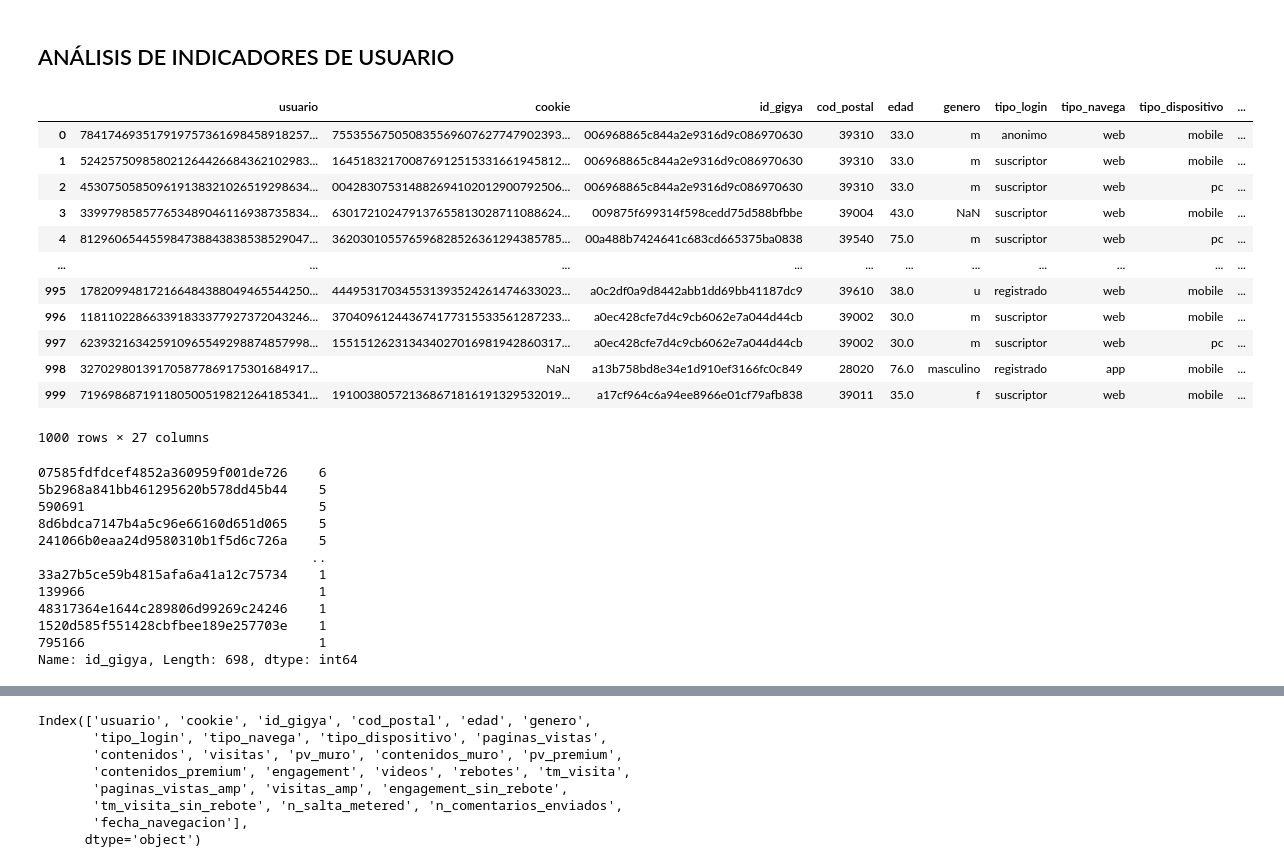
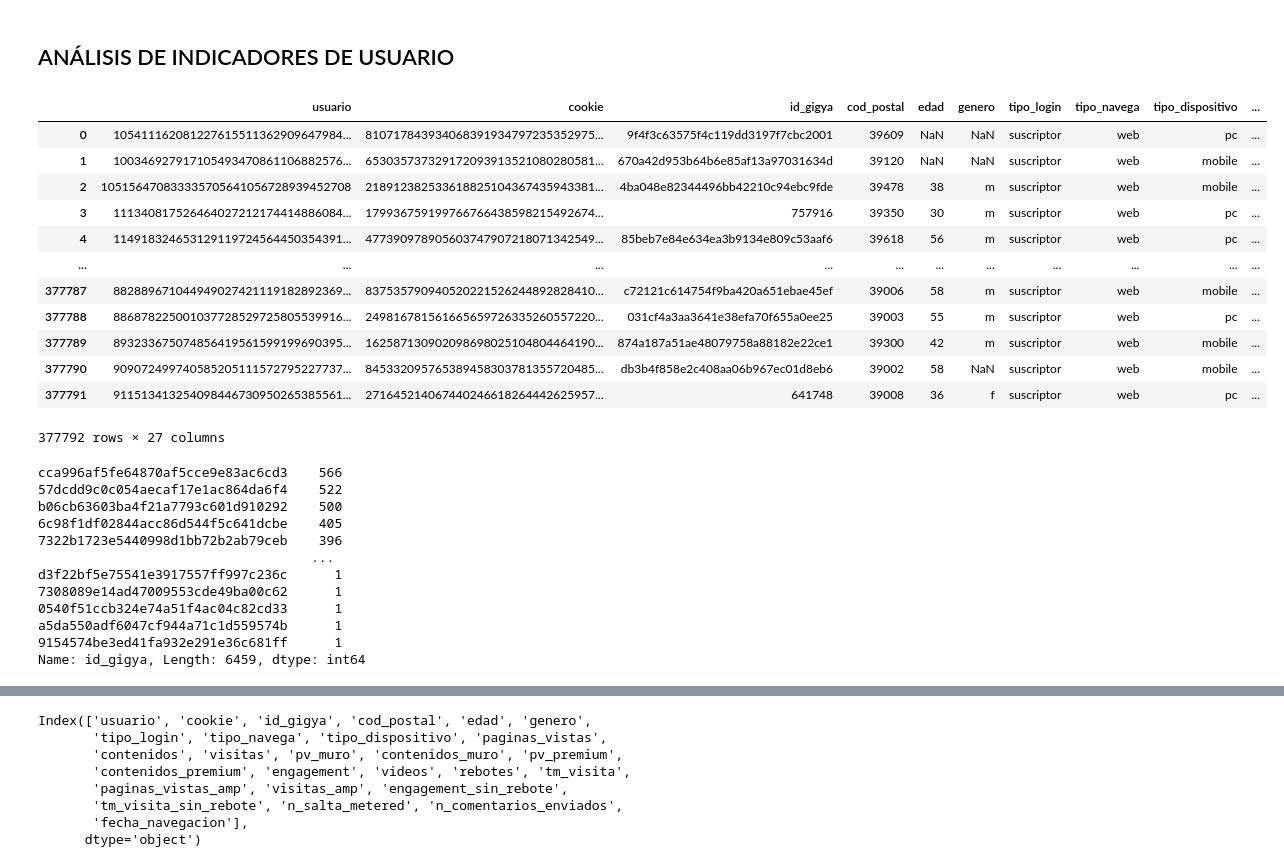
Before and after one commit to rgomezh/tfm-kschool, a Jupyter notebook: data-analysis.ipynb, the cells around one changed output, grey strips where cells are left out. Drawn from its saved outputs; the diff is of its cells as text; code cells hidden in the pictures.

```diff
--- a/data-analysis.ipynb
+++ b/data-analysis.ipynb
@@ -312,37 +340,37 @@ sus.subscriptions[sus.subscriptions['periodicidad'] == 'Mensual'].groupby('trans
 ## ANÁLISIS DE INDICADORES DE USUARIO
 # %%
 users_file = '../data/dm_indicadores_usuario.csv'
-users = pd.read_csv(users_file)
+users = pd.read_csv(users_file, sep=';')
 users
 # %% [output]
 |  | usuario | cookie | id_gigya | cod_postal | edad | genero | tipo_login | tipo_navega | tipo_dispositivo | ... |
-| 0 | 784174693517919757361698458918257... | 755355675050835569607627747902393... | 006968865c844a2e9316d9c086970630 | 39310 | 33.0 | m | anonimo | web | mobile | ... |
-| 1 | 524257509858021264426684362102983... | 164518321700876912515331661945812... | 006968865c844a2e9316d9c086970630 | 39310 | 33.0 | m | suscriptor | web | mobile | ... |
-| 2 | 453075058509619138321026519298634... | 004283075314882694102012900792506... | 006968865c844a2e9316d9c086970630 | 39310 | 33.0 | m | suscriptor | web | pc | ... |
-| 3 | 339979858577653489046116938735834... | 630172102479137655813028711088624... | 009875f699314f598cedd75d588bfbbe | 39004 | 43.0 | NaN | suscriptor | web | mobile | ... |
-| 4 | 812960654455984738843838538529047... | 362030105576596828526361294385785... | 00a488b7424641c683cd665375ba0838 | 39540 | 75.0 | m | suscriptor | web | pc | ... |
+| 0 | 105411162081227615511362909647984... | 810717843934068391934797235352975... | 9f4f3c63575f4c119dd3197f7cbc2001 | 39609 | NaN | NaN | suscriptor | web | pc | ... |
+| 1 | 100346927917105493470861106882576... | 653035737329172093913521080280581... | 670a42d953b64b6e85af13a97031634d | 39120 | NaN | NaN | suscriptor | web | mobile | ... |
+| 2 | 105156470833335705641056728939452708 | 218912382533618825104367435943381... | 4ba048e82344496bb42210c94ebc9fde | 39478 | 38 | m | suscriptor | web | mobile | ... |
+| 3 | 111340817526464027212174414886084... | 179936759199766766438598215492674... | 757916 | 39350 | 30 | m | suscriptor | web | pc | ... |
+| 4 | 114918324653129119724564450354391... | 477390978905603747907218071342549... | 85beb7e84e634ea3b9134e809c53aaf6 | 39618 | 56 | m | suscriptor | web | pc | ... |
 | ... | ... | ... | ... | ... | ... | ... | ... | ... | ... | ... |
-| 995 | 178209948172166484388049465544250... | 444953170345531393524261474633023... | a0c2df0a9d8442abb1dd69bb41187dc9 | 39610 | 38.0 | u | registrado | web | mobile | ... |
-| 996 | 118110228663391833377927372043246... | 370409612443674177315533561287233... | a0ec428cfe7d4c9cb6062e7a044d44cb | 39002 | 30.0 | m | suscriptor | web | mobile | ... |
-| 997 | 623932163425910965549298874857998... | 155151262313434027016981942860317... | a0ec428cfe7d4c9cb6062e7a044d44cb | 39002 | 30.0 | m | suscriptor | web | pc | ... |
-| 998 | 327029801391705877869175301684917... | NaN | a13b758bd8e34e1d910ef3166fc0c849 | 28020 | 76.0 | masculino | registrado | app | mobile | ... |
-| 999 | 719698687191180500519821264185341... | 191003805721368671816191329532019... | a17cf964c6a94ee8966e01cf79afb838 | 39011 | 35.0 | f | suscriptor | web | mobile | ... |
+| 377787 | 882889671044949027421119182892369... | 837535790940520221526244892828410... | c72121c614754f9ba420a651ebae45ef | 39006 | 58 | m | suscriptor | web | mobile | ... |
+| 377788 | 886878225001037728529725805539916... | 249816781561665659726335260557220... | 031cf4a3aa3641e38efa70f655a0ee25 | 39003 | 55 | m | suscriptor | web | pc | ... |
+| 377789 | 893233675074856419561599199690395... | 162587130902098698025104804464190... | 874a187a51ae48079758a88182e22ce1 | 39300 | 42 | m | suscriptor | web | mobile | ... |
+| 377790 | 909072499740585205111572795227737... | 845332095765389458303781355720485... | db3b4f858e2c408aa06b967ec01d8eb6 | 39002 | 58 | NaN | suscriptor | web | mobile | ... |
+| 377791 | 911513413254098446730950265385561... | 271645214067440246618264442625957... | 641748 | 39008 | 36 | f | suscriptor | web | pc | ... |
-1000 rows × 27 columns
+377792 rows × 27 columns
 # %%
 users['id_gigya'].value_counts()
 # %% [output]
-07585fdfdcef4852a360959f001de726    6
-5b2968a841bb461295620b578dd45b44    5
-590691                              5
-8d6bdca7147b4a5c96e66160d651d065    5
-241066b0eaa24d9580310b1f5d6c726a    5
-                                   ..
-33a27b5ce59b4815afa6a41a12c75734    1
-139966                              1
-48317364e1644c289806d99269c24246    1
-1520d585f551428cbfbee189e257703e    1
-795166                              1
-Name: id_gigya, Length: 698, dtype: int64
+cca996af5fe64870af5cce9e83ac6cd3    566
+57dcdd9c0c054aecaf17e1ac864da6f4    522
+b06cb63603ba4f21a7793c601d910292    500
+6c98f1df02844acc86d544f5c641dcbe    405
+7322b1723e5440998d1bb72b2ab79ceb    396
+                                   ...
+d3f22bf5e75541e3917557ff997c236c      1
+7308089e14ad47009553cde49ba00c62      1
+0540f51ccb324e74a51f4ac04c82cd33      1
+a5da550adf6047cf944a71c1d559574b      1
+9154574be3ed41fa932e291e36c681ff      1
+Name: id_gigya, Length: 6459, dtype: int64
 # %%
 users[users['id_gigya'] == '590691']
 # %% [output]
```
Also changed, not shown: parts of 45 cells of this notebook, 2 other files.
